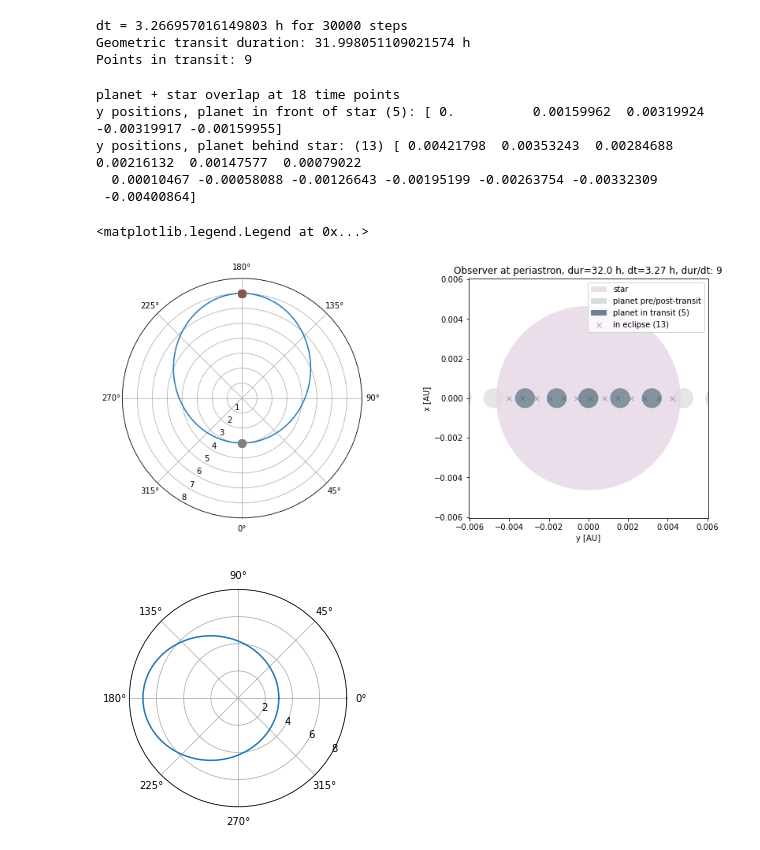
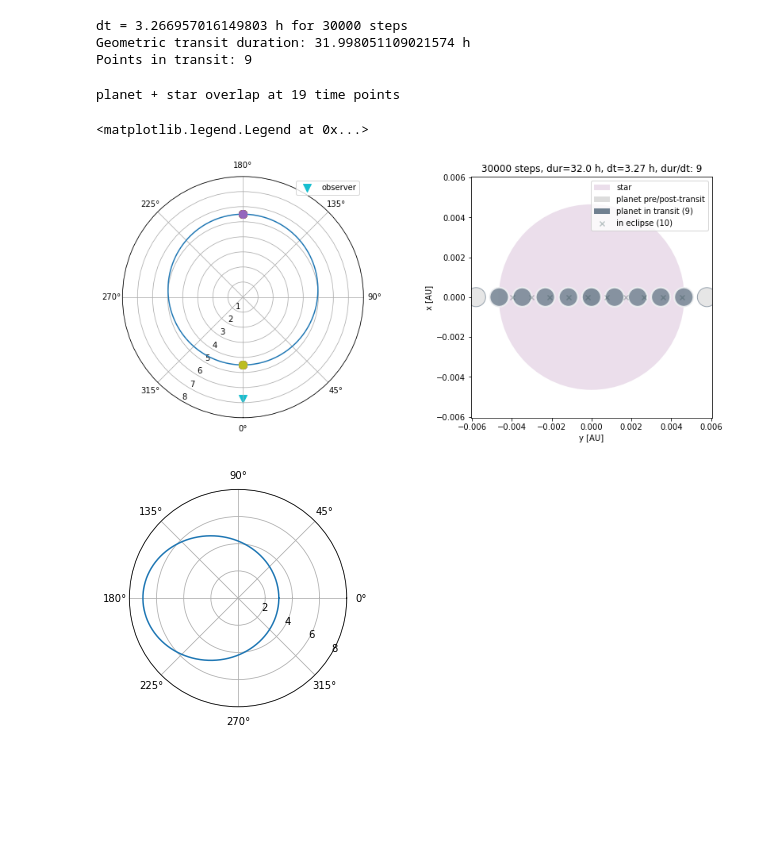
Before and after one commit to namagu/rossiter-mclaughlin-coaddventure, a Jupyter notebook: rv_from_scratch.ipynb, the cells around one changed output. Cells and saved outputs as stored; diff of their text form; code cells hidden in the pictures; blank space fills up the shorter version.

Commit message:
playing around some more, tweaked planet transit plot

```diff
--- a/rv_from_scratch.ipynb
+++ b/rv_from_scratch.ipynb
@@ -39,7 +39,7 @@ rstar = 1 * u.R_sun  # stellar radius
 mp = 1 * u.M_jupiter # planet mass
 rp = 1 * u.R_jup # planet radius
 a = 5 * u.AU  # semi-major axis
-e = 0.4  # orbital eccentricity
+e = 0.1  # orbital eccentricity
 i = np.pi * 0.5  # assume we are observing in-plane, i.e. inclination = 90 deg
 omega = np.pi * 0.5
 theta0 = 0.  # initial longitude
@@ -47,7 +47,6 @@ theta0 = 0.  # initial longitude
 n = 30000  # number of steps
 
 P = np.sqrt(((4*np.pi**2) / (const.G * mstar)) * a**3 )  # period from kepler's third law
-
 
 # set observation initial conditions
 
@@ -70,7 +69,6 @@ print(f"Geometric transit duration: {dur}")
 print(f"Points in transit: {int(np.floor((dur / dt).decompose()))}") # points in transit
 
 # compare to when planet is in y-value of star disk at transit and eclipse
-
 
 # initialize array of longitudes for each time step
 thetas = np.zeros(len(t_array))
@@ -135,6 +133,8 @@ Points in transit: 9
 # %%
 left_edge, right_edge = rstar.to(u.AU).value * np.array([-1,1])
 left_edge, right_edge
+
+debug = False
 
 x_orbit = np.array([q.value for q in x])  # x-dimension of ellipse (along major axis)
 y_orbit = np.array([q.value for q in y])  # y-dimension of ellipse (along minor axis)
@@ -146,14 +146,14 @@ print(f"planet + star overlap at {len(y_orbit[mask_overlap])} time points")
 
 # select y positions when planet is _transiting_
 transit_y = y_orbit[mask_overlap & (x_orbit > 0)]
-print(f"y positions, planet in front of star ({len(transit_y)}):", transit_y)
+if debug: print(f"y positions, planet in front of star ({len(transit_y)}):", transit_y)
 
 mask_around_transit = (y_orbit >= left_edge*2) & (y_orbit <= right_edge*2) & (x_orbit > 0)
 around_transit_y = y_orbit[mask_around_transit]
 
 # select y positions when planet is in _eclipse_
 eclipse_y = y_orbit[mask_overlap & (x_orbit < 0)]
-print(f"y positions, planet behind star: ({len(eclipse_y)})", eclipse_y)
+if debug: print(f"y positions, planet behind star: ({len(eclipse_y)})", eclipse_y)
 
 # todo: use mask to find what RV points are in transit
 # print(v_star[mask_overlap], r"Needs to be projected in sin $\theta$")
@@ -165,11 +165,7 @@ print(f"y positions, planet behind star: ({len(eclipse_y)})", eclipse_y)
 overlap_theta = np.array(thetas)[mask_overlap]
 overlap_r = np.array([q.value for q in r])[mask_overlap]
 # %% [output]
-planet + star overlap at 18 time points
-y positions, planet in front of star (5): [ 0.          0.00159962  0.00319924 -0.00319917 -0.00159955]
-y positions, planet behind star: (13) [ 0.00421798  0.00353243  0.00284688  0.00216132  0.00147577  0.00079022
-  0.00010467 -0.00058088 -0.00126643 -0.00195199 -0.00263754 -0.00332309
- -0.00400864]
+planet + star overlap at 19 time points
 # %%
 # set up figure
 fig = plt.figure(figsize=(12,5),constrained_layout=True)
@@ -179,49 +175,52 @@ ax = fig.add_subplot(121, projection='polar')
 ax.plot(thetas, [i.value for i in r]) #, s=2)
 for i in np.arange(len(overlap_theta)):
     ax.scatter(overlap_theta[i], overlap_r[i], s=100, zorder=10)
+# plot observer
+ax.scatter(0,r[0]*1.5, marker='v',s=100, label='observer')
 
 # add labels
 ax.set_rmax(8)
 #ax.set_rticks([2,4,6,8])  # Fewer radial ticks ([0.5, 1, 1.5, 2])
 ax.set_rlabel_position(-30.5)  # Move radial labels away from plotted line
 ax.set_theta_zero_location("S")
+ax.legend(loc='upper right')
 ax.grid(True)
 
 ax2 = fig.add_subplot(122, aspect='equal')
 # ax2.axis([-2, 2, -2, 2])
 # ax2.axis("equal")
 star = ax2.add_artist(plt.Circle((0,0),rstar.to(u.AU).value,fc='thistle',alpha=0.5,label='star'))
 
 # for legend reasons only
 _planet = ax2.add_artist(plt.Circle((0,0),rp.to(u.AU).value,
                                     fc='gainsboro',label='planet pre/post-transit'))
 planet = ax2.add_artist(plt.Circle((0,0),rp.to(u.AU).value,
                                    fc='slategrey',label=f'planet in transit ({len(transit_y)})'))
 
 # add points before/after transit
 for i in np.arange(len(around_transit_y)):
     ax2.add_artist(plt.Circle((around_transit_y[i],0),rp.to(u.AU).value,
-                              color='gainsboro', alpha=0.7))
+                              ec='slategrey',fc='gainsboro', alpha=0.7))
 # add points in transit
 for i in np.arange(len(transit_y)):
     ax2.add_artist(plt.Circle((transit_y[i],0),rp.to(u.AU).value,
-                              color='slategrey',alpha=0.8))
+                              ec='white',lw=2, fc='slategrey',alpha=0.8))
 # add points in eclipse
 ax2.scatter(eclipse_y, np.zeros(len(eclipse_y)),
             alpha=0.3, color='darkslategrey', marker='x', label=f'in eclipse ({len(eclipse_y)})')
 
 # formatting
 ax2.set_xlabel("y [AU]")
 ax2.set_ylabel("x [AU]")
-ax2.set_title(f"Observer at periastron, dur={dur.to(u.hr):.3}, dt={dt.to(u.hr):.3}, dur/dt: {int(np.floor((dur / dt).decompose()))}")
+ax2.set_title(f"{n} steps, dur={dur.to(u.hr):.3}, dt={dt.to(u.hr):.3}, dur/dt: {int(np.floor((dur / dt).decompose()))}")
 
 ax2.set_xlim(left_edge*1.3,right_edge*1.3)
 ax2.set_ylim(left_edge*1.3,right_edge*1.3)
 
-plt.legend(loc='upper right')
+ax2.legend(loc='upper right')
 # %% [output]
 <matplotlib.legend.Legend at 0x...>
-[figure, old version]
+[figure, new version]
 # %%
 # plot path of ellipse
 fig, ax = plt.subplots(subplot_kw={'projection': 'polar'})
```
